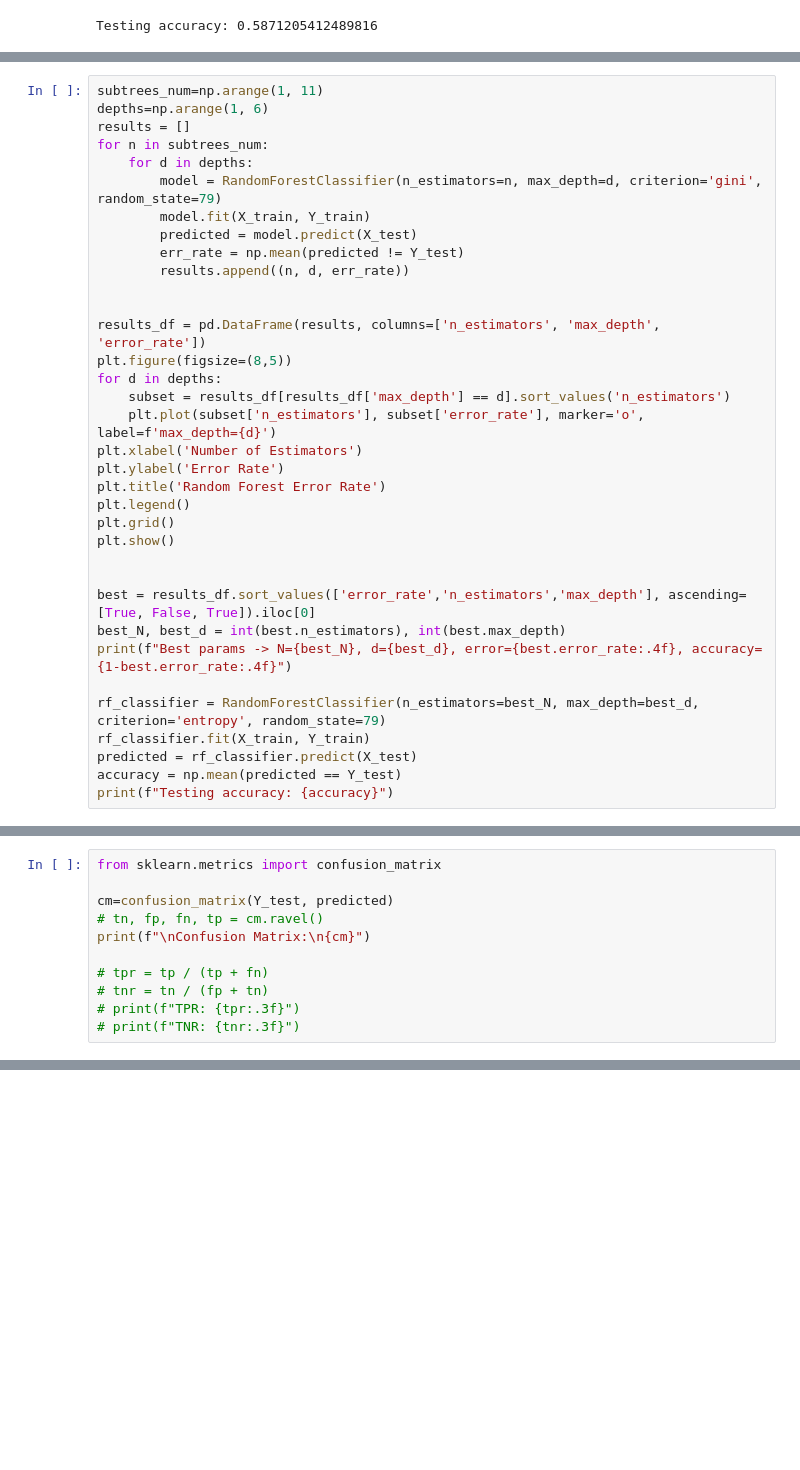
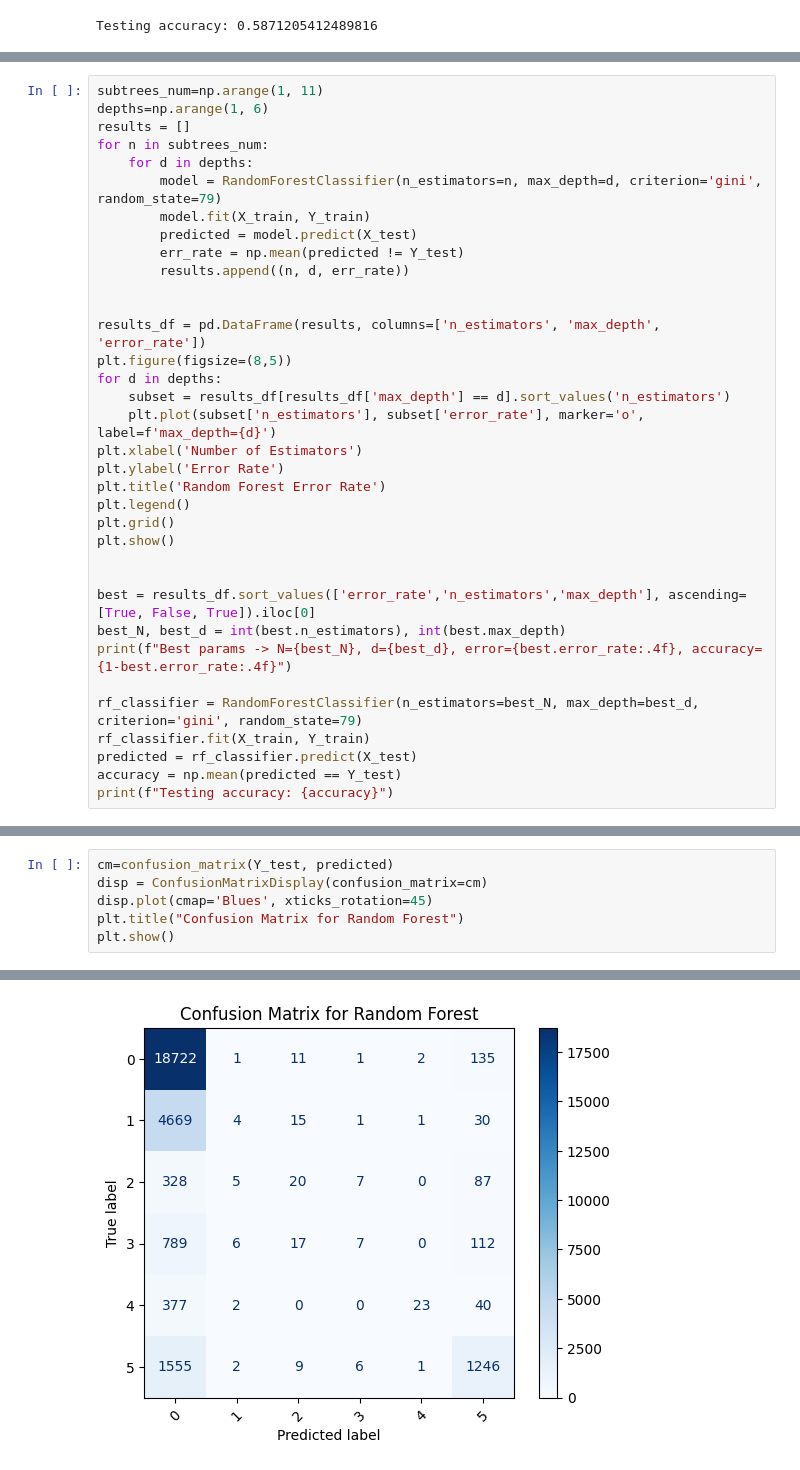
Before and after one commit to dinarazhorabek/astronomy_data_analysis, a Jupyter notebook: Hipparcos_Clustering_Starter.ipynb, the cells around one changed output, grey strips where cells are left out. Cells and saved outputs as stored; diff of their text form; blank space fills up the shorter version.

```diff
--- a/Hipparcos_Clustering_Starter.ipynb
+++ b/Hipparcos_Clustering_Starter.ipynb
@@ -646,7 +672,7 @@ best = results_df.sort_values(['error_rate','n_estimators','max_depth'], ascendi
 best_N, best_d = int(best.n_estimators), int(best.max_depth)
 print(f"Best params -> N={best_N}, d={best_d}, error={best.error_rate:.4f}, accuracy={1-best.error_rate:.4f}")
 
-rf_classifier = RandomForestClassifier(n_estimators=best_N, max_depth=best_d, criterion='entropy', random_state=79)
+rf_classifier = RandomForestClassifier(n_estimators=best_N, max_depth=best_d, criterion='gini', random_state=79)
 rf_classifier.fit(X_train, Y_train)
 predicted = rf_classifier.predict(X_test)
 accuracy = np.mean(predicted == Y_test)
@@ -658,12 +691,7 @@ Testing accuracy: 0.7078034784456803
 # %%
-from sklearn.metrics import confusion_matrix
-
 cm=confusion_matrix(Y_test, predicted)
-# tn, fp, fn, tp = cm.ravel()
-print(f"\nConfusion Matrix:\n{cm}")
-
-# tpr = tp / (tp + fn)
-# tnr = tn / (fp + tn)
-# print(f"TPR: {tpr:.3f}")
-# print(f"TNR: {tnr:.3f}")
+disp = ConfusionMatrixDisplay(confusion_matrix=cm)
+disp.plot(cmap='Blues', xticks_rotation=45)
+plt.title("Confusion Matrix for Random Forest")
+plt.show()
 # %% [output]
@@ -676,0 +698 @@ Confusion Matrix:
+[figure, added]
```
Also changed, not shown: parts of 10 cells of this notebook.
